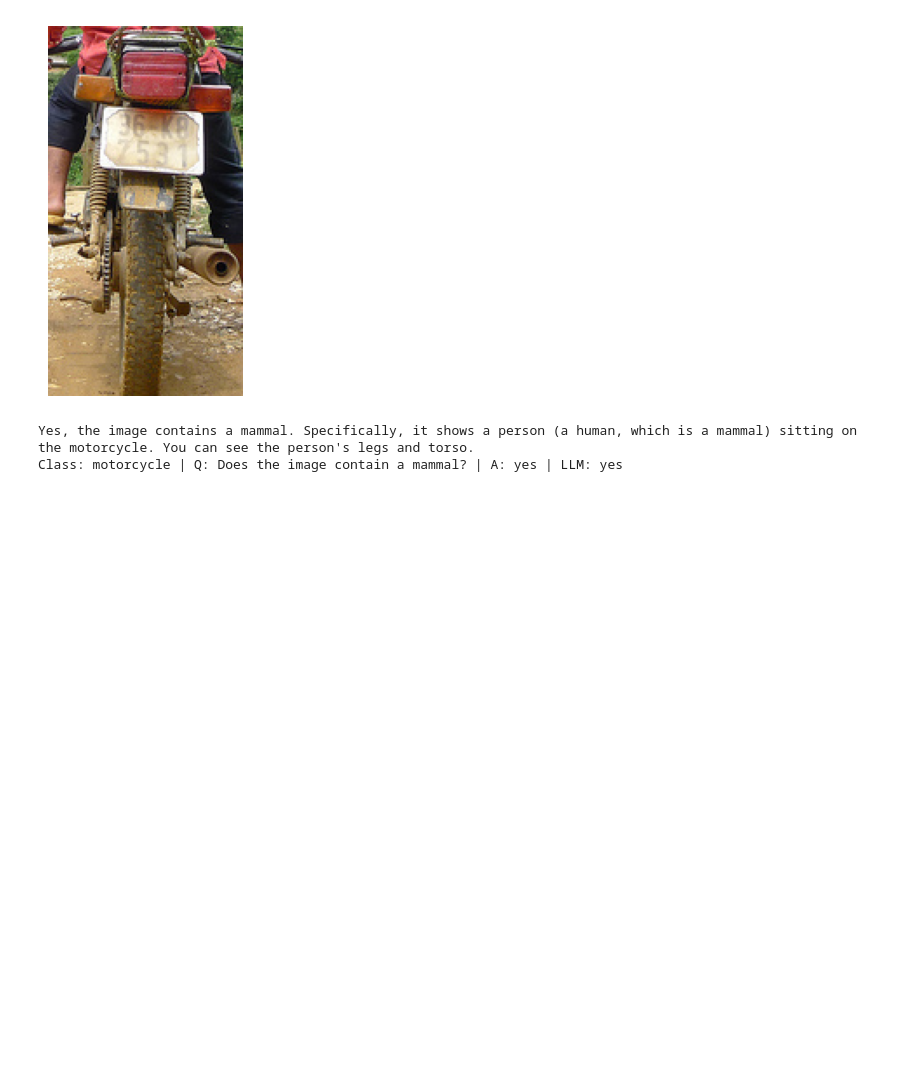
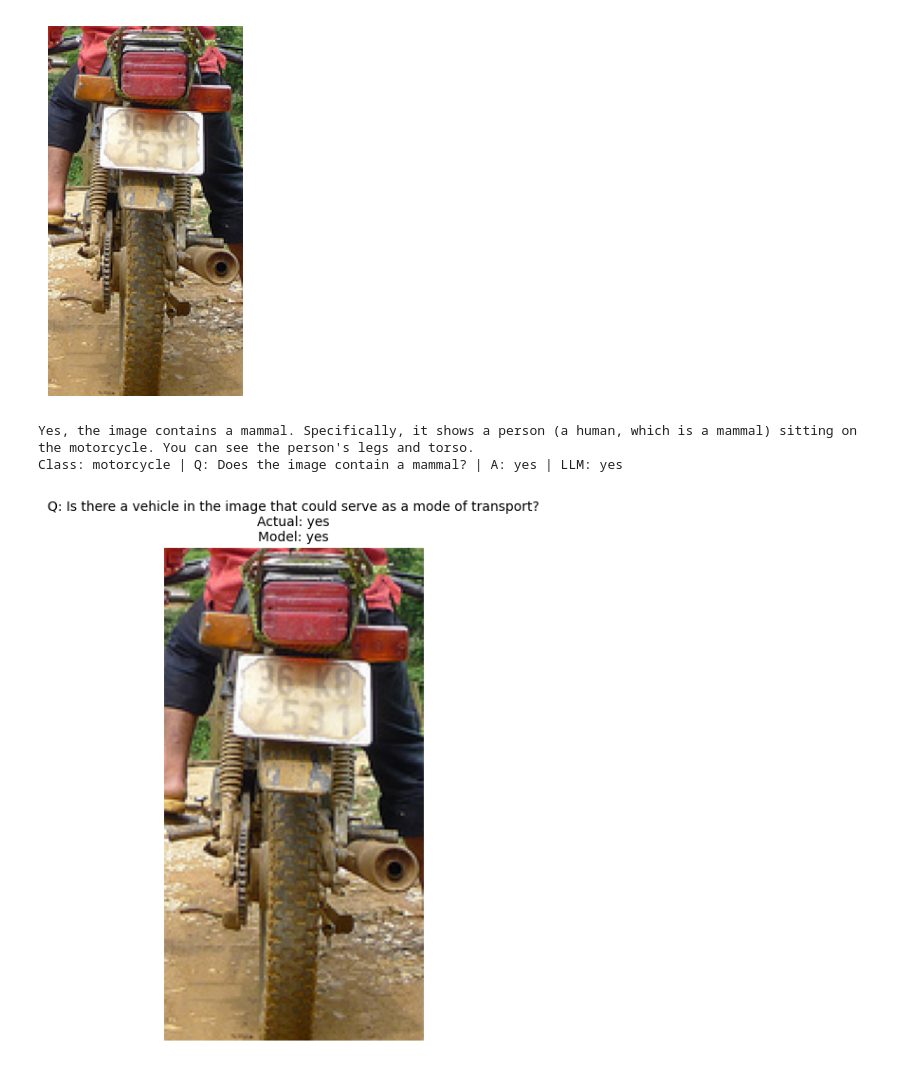
Before and after one commit to myothiha/vlm_ontological_test, a Jupyter notebook: 02-evaluate-models/01_gemma3.ipynb, the cells around one changed output. Cells and saved outputs as stored; diff of their text form; code cells hidden in the pictures; blank space fills up the shorter version.

```diff
--- a/02-evaluate-models/01_gemma3.ipynb
+++ b/02-evaluate-models/01_gemma3.ipynb
@@ -243,3 +243,43 @@ for example in dataset:
 [figure]
 Yes, the image contains a mammal. Specifically, it shows a person (a human, which is a mammal) sitting on the motorcycle. You can see the person's legs and torso.
 Class: motorcycle | Q: Does the image contain a mammal? | A: yes | LLM: yes
+# %%
+import h5py
+import io
+import matplotlib.pyplot as plt
+from PIL import Image
+
+# Load HDF5 file
+with h5py.File("results/01_gemma3_yes_no_questions_zero_shot.h5", "r") as f:
+    for key in f.keys():
+        grp = f[key]
+
+        # Decode image from bytes
+        img_bytes = bytes(grp["image"][()])
+        image = Image.open(io.BytesIO(img_bytes))
+
+        # Extract metadata
+        question = grp.attrs["reasoning_question"]
+        answer = grp.attrs["answer"]
+        model_answer = grp.attrs["model_answer"]
+
+        # Plot the image and text
+        plt.figure(figsize=(6, 6))
+        plt.imshow(image)
+        plt.axis('off')
+
+        # Display question/answers in the title
+        plt.title(
+            f"Q: {question}\n"
+            f"Actual: {answer}\n"
+            f"Model: {model_answer}",
+            fontsize=10, wrap=True
+        )
+
+        plt.tight_layout()
+        plt.show()
+
+        # Optional: remove break to show all entries
+        # break
+# %% [output]
+[figure, added]
```
Also changed, not shown: parts of 6 cells of this notebook, 54 other files.
